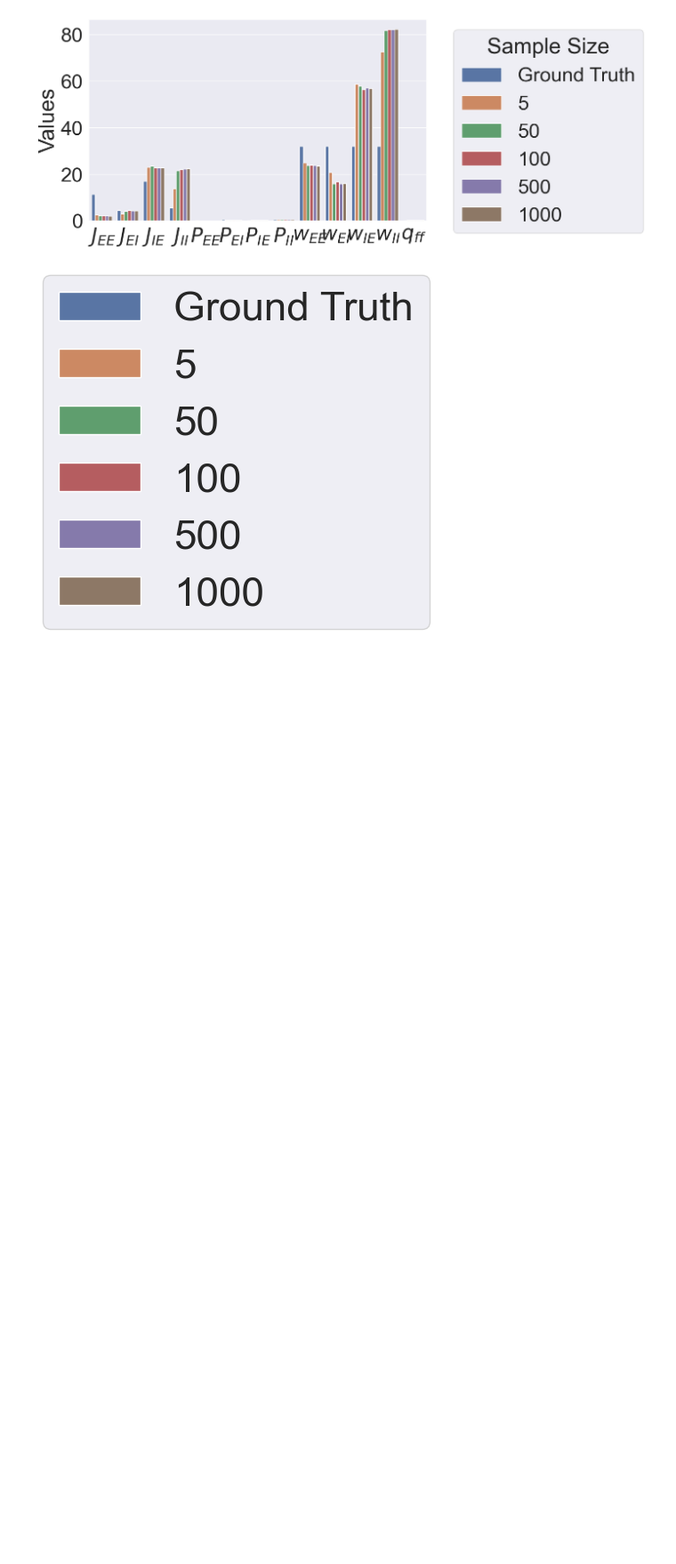
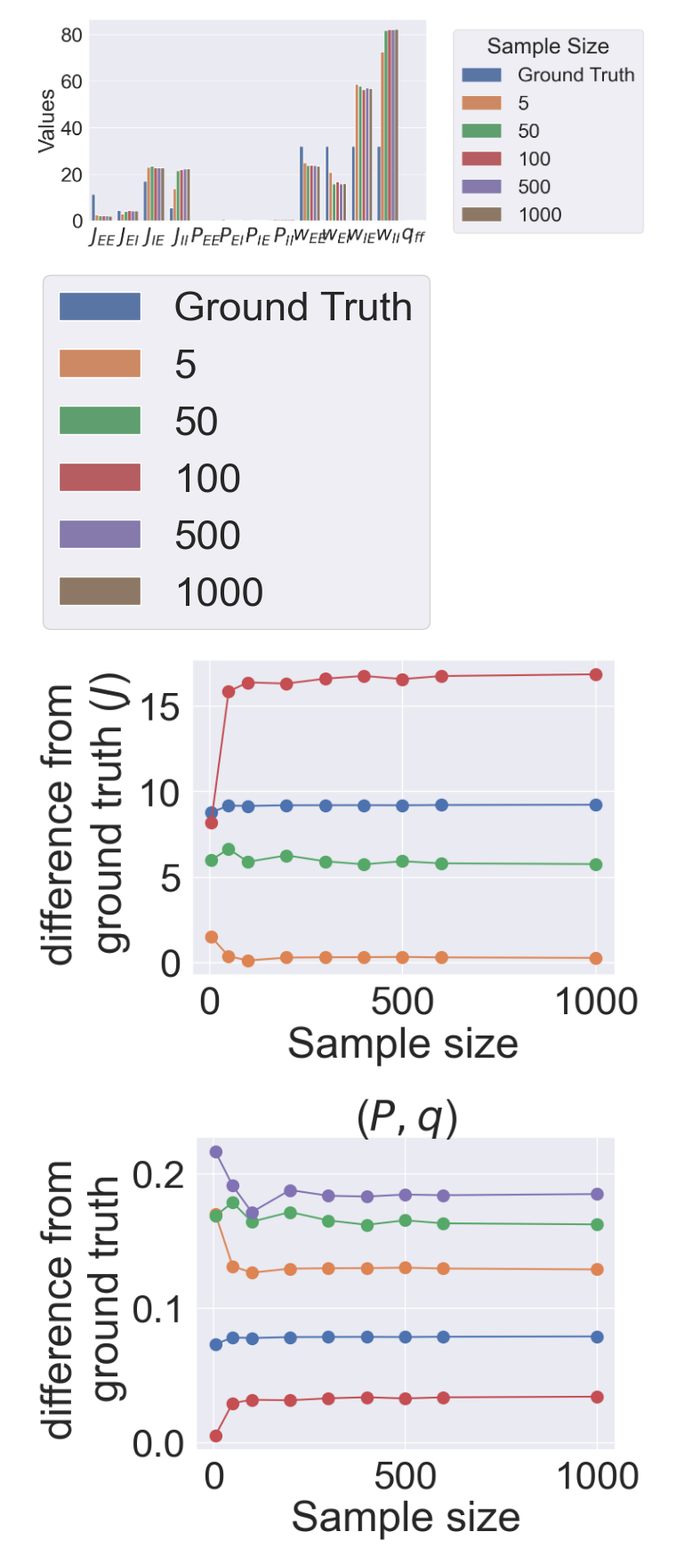
Before and after one commit to paopaoch/Mouse-V1, a Jupyter notebook: plot_scripts/data_sample_size_loss.ipynb, the cells around one changed output. Shown at 89% size. Saved outputs shown, nothing was run; the diff lists cells and outputs as text; code cells hidden in the pictures; blank space fills up the shorter version.

Commit message:
actual data

```diff
--- a/plot_scripts/data_sample_size_loss.ipynb
+++ b/plot_scripts/data_sample_size_loss.ipynb
@@ -212,0 +183,14 @@ get_legend(df)
+# %%
+minimas_params = [[-2.686032, -2.496744, 0.296895, -0.635452, -2.728343, -0.136239, -0.141572, 1.052535, -0.336367, -1.827994, -2.042766, -0.726707, -0.391795],
+                  [-2.867556, -2.151913, 0.363422, 0.149724, -2.884227, 0.124623, -0.074956, 1.380034, -0.441942, -1.883824, -2.333443, -0.748202, -0.186149],
+                  [-2.85837, -2.084727, 0.286045, 0.203446, -2.870855, 0.157189, -0.171097, 1.406098, -0.525809, -1.879842, -2.27083, -0.787635, -0.176526],
+                  [-2.87776, -2.129372, 0.324454, 0.196431, -2.893645, 0.13703, -0.122788, 1.402294, -0.455686, -1.887069, -2.321444, -0.761435, -0.178953],
+                  [-2.87872, -2.133984, 0.289029, 0.225684, -2.896172, 0.135022, -0.164689, 1.417668, -0.473785, -1.887615, -2.326862, -0.771777, -0.174798],
+                  [-2.880597, -2.135725, 0.270846, 0.241899, -2.898747, 0.13441, -0.186458, 1.425998, -0.476116, -1.888313, -2.329769, -0.775797, -0.172852],
+                  [-2.876834, -2.13929, 0.289339, 0.223007, -2.89474, 0.132191, -0.164329, 1.416438, -0.469929, -1.887036, -2.330195, -0.770444, -0.175707],
+                  [-2.884695, -2.132276, 0.276827, 0.241123, -2.9023, 0.136474, -0.179185, 1.425392, -0.471974, -1.889582, -2.329069, -0.774013, -0.172579],
+                  [-2.892232, -2.124759, 0.272432, 0.251684, -2.909178, 0.140898, -0.184357, 1.430499, -0.468398, -1.891978, -2.326946, -0.774498, -0.170724]]
+
+minimas_values = []
+for minimas in minimas_params:
+    minimas_values.append(mean_list_to_values(minimas))
@@ -212,0 +235,29 @@ get_legend(df)
+# %%
+plt.plot(data["label"], data["$J_{EE}$"], marker=".", ms=20)
+plt.plot(data["label"], data["$J_{EI}$"], marker=".", ms=20)
+plt.plot(data["label"], data["$J_{IE}$"], marker=".", ms=20)
+plt.plot(data["label"], data["$J_{II}$"], marker=".", ms=20)
+plt.xlabel("Sample size")
+plt.ylabel("difference from \n ground truth")
+plt.title("($J$)")
+plt.show()
+plt.plot(data["label"], data["$P_{EE}$"], marker=".", ms=20)
+plt.plot(data["label"], data["$P_{EI}$"], marker=".", ms=20)
+plt.plot(data["label"], data["$P_{IE}$"], marker=".", ms=20)
+plt.plot(data["label"], data["$P_{II}$"], marker=".", ms=20)
+plt.plot(data["label"], data["$q_{ff}$"], marker=".", ms=20)
+plt.xlabel("Sample size")
+plt.ylabel("difference from \n ground truth")
+plt.title("($P, q$)")
+plt.show()
+plt.plot(data["label"], data["$w_{EE}$"], marker=".", ms=20)
+plt.plot(data["label"], data["$w_{EI}$"], marker=".", ms=20)
+plt.plot(data["label"], data["$w_{IE}$"], marker=".", ms=20)
+plt.plot(data["label"], data["$w_{II}$"], marker=".", ms=20)
+plt.xlabel("Sample size")
+plt.ylabel("difference from \n ground truth")
+plt.title("($w$)")
+plt.show()
+# %% [output]
+[figure, added]
+[figure, added]
```
Also changed, not shown: parts of 8 cells of this notebook, 7 other files.
